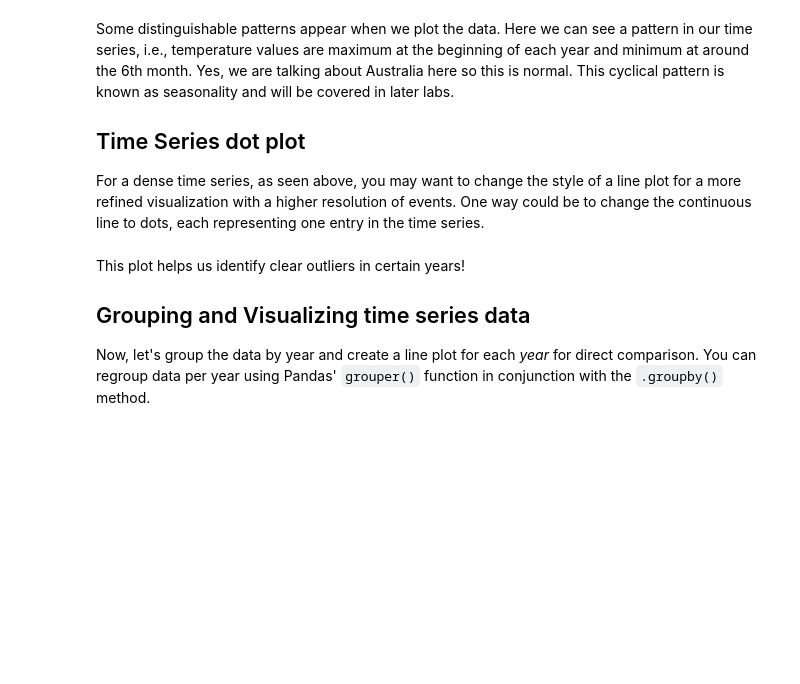
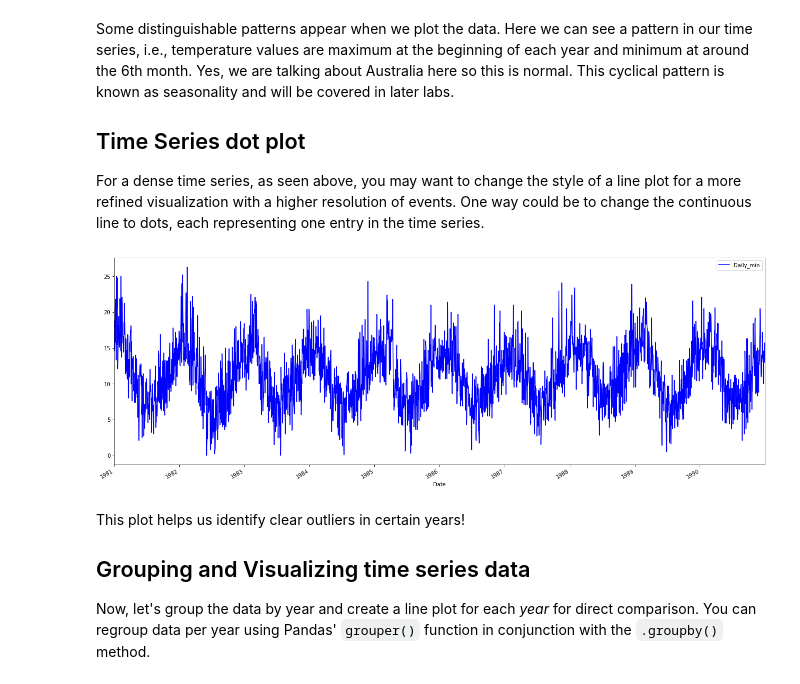
Before and after one commit to GabeSArn/dsc-visualizing-time-series-data-lab-nyc-ds-033020, a Jupyter notebook: index.ipynb, the cells around one changed output. Drawn from its saved outputs; the diff is of its cells as text; code cells hidden in the pictures; blank space fills up the shorter version.

```diff
--- a/index.ipynb
+++ b/index.ipynb
@@ -83,7 +83,9 @@ For a dense time series, as seen above, you may want to change the style of a li
 # %%
 # Use dots instead on a continuous line and redraw the time series
 temp_data.plot(figsize = (22,8), style='b')
-temp_data
+plt.show()
+# %% [output]
+[figure, added]
 # %% [markdown]
 This plot helps us identify clear outliers in certain years!
 
```
